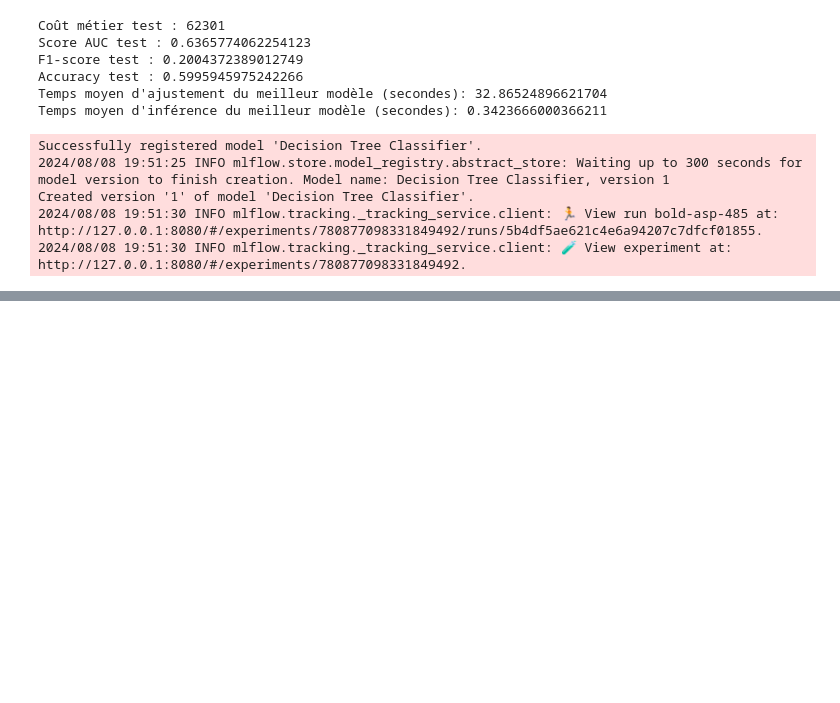
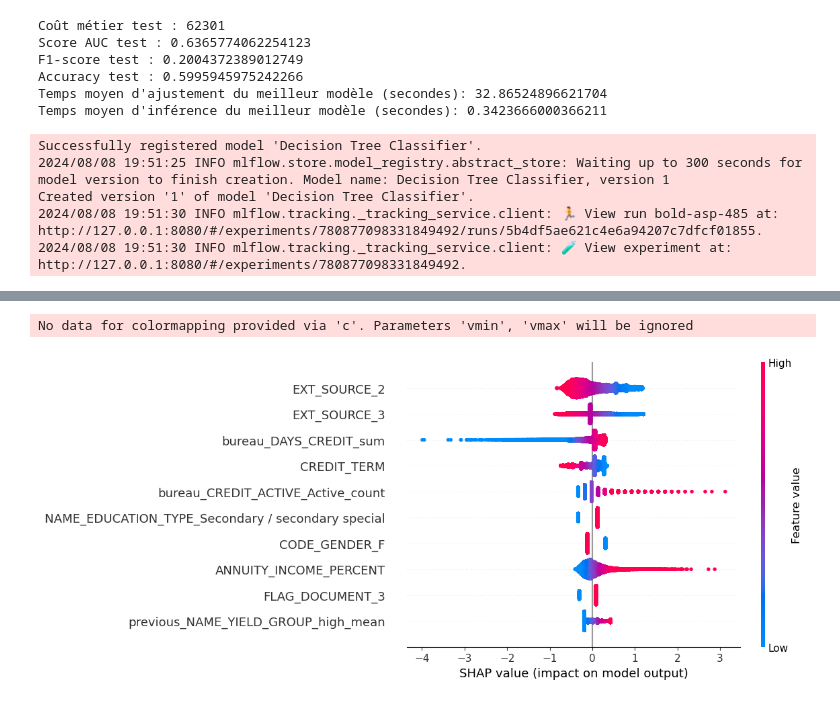
Before and after one commit to CathyTreg/Modele_scoring, a Jupyter notebook: P7_Implementez_un_modele_de_scoring_MLflow_Modeles.ipynb, the cells around one changed output, grey strips where cells are left out. Drawn from its saved outputs; the diff is of its cells as text; code cells hidden in the pictures; blank space fills up the shorter version.

```diff
--- a/P7_Implementez_un_modele_de_scoring_MLflow_Modeles.ipynb
+++ b/P7_Implementez_un_modele_de_scoring_MLflow_Modeles.ipynb
@@ -528,0 +632,32 @@ Created version '1' of model 'Decision Tree Classifier'.
+# %%
+# Créer une instance de SimpleImputer avec la stratégie 'median'
+imputer = SimpleImputer(strategy='median')
+# Imputer les données sur X_test
+X_scaled_imputed = imputer.fit_transform(X_test)
+# %%
+# Determiner les SHAP values
+log_reg_explainer = shap.LinearExplainer(logistic_model, X_scaled_imputed)
+X_test_df = pd.DataFrame(X_scaled_imputed, columns=np.array(X.columns))
+shap_values = log_reg_explainer(X_test_df)
+# %%
+# Créer un DataFrame avec les noms des caractéristiques et leur importance moyenne
+feature_names = X.columns
+
+shap_df = pd.DataFrame({
+    'Feature': feature_names,
+    'Importance': np.abs(shap_values.values).mean(axis=0)
+})
+
+# Trier les caractéristiques par importance et prendre les 20 premières
+top_features_df = shap_df.sort_values(by='Importance', ascending=False).head(10)
+top_feature_names = top_features_df['Feature'].tolist()
+
+# Filtrer les valeurs SHAP pour les 20 caractéristiques les plus importantes
+top_indices = [list(feature_names).index(name) for name in top_feature_names]
+filtered_shap_values = shap_values[:, top_indices]
+
+# Générer le graphique beeswarm
+shap.plots.beeswarm(filtered_shap_values, max_display=10)
+# %% [output]
+No data for colormapping provided via 'c'. Parameters 'vmin', 'vmax' will be ignored
+[figure, added]
```
Also changed, not shown: parts of 21 cells of this notebook, 4 other files.
